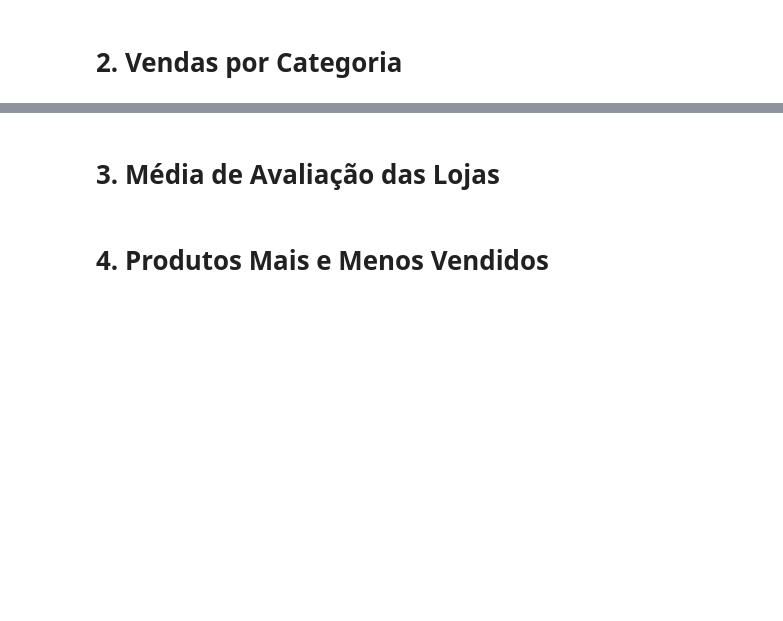
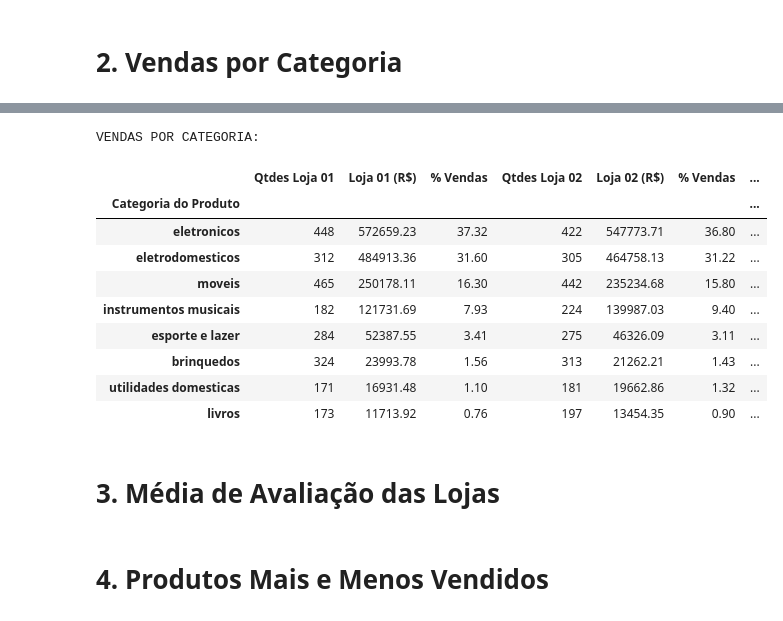
Before and after one commit to carlos-000-carlos/Challenge_1-Alura_Store-Cabral, a Jupyter notebook: AluraStoreBr.ipynb, the cells around one changed output, grey strips where cells are left out. Saved outputs shown, nothing was run; the diff lists cells and outputs as text; code cells hidden in the pictures; blank space fills up the shorter version.

```diff
--- a/AluraStoreBr.ipynb
+++ b/AluraStoreBr.ipynb
@@ -25,0 +57,8 @@ loja.head()
+# %%
+# Como já sabemos que só temos 4 lojas, podemos criar um array das lojas:
+lojas = [loja, loja2, loja3, loja4]
+
+# Agora basta rodarmos um for para fazer a soma de cada loja e printar o resultado na tela das vendas de cada uma:
+for i in range(len(lojas)):
+    total_de_vendas = lojas[i].Preço.sum().round(2)
+    print(f'O faturamento total das vendas na loja 0{i + 1} foi de R$ {total_de_vendas}.')
@@ -28,3 +204,32 @@ loja.head()
+# %%
+import pandas as pd
+import IPython.display
+
+categorias_juntas = []
+
+for i in range(len(lojas)):
+    venda = lojas[i].groupby('Categoria do Produto')[['Produto']].count().join(lojas[i].groupby('Categoria do Produto')[['Preço']].sum()).sort_values('Preço', ascending = False)
+    venda = venda.rename(columns={'Produto' : f'Qtdes Loja 0{i + 1}', 'Preço' : f'Loja 0{i + 1} (R$)'}).join((lojas[i].groupby('Categoria do Produto')[['Preço']].sum() * 100 / lojas[i].Preço.sum()).round(2))
+    venda = venda.rename(columns={'Preço' : '% Vendas'})
+    categorias_juntas.append(venda)
+
+# Concatena horizontalmente (axis=1) em um único DataFrame
+df_combinado = pd.concat([categorias_juntas[0], categorias_juntas[1], categorias_juntas[2], categorias_juntas[3]], axis=1)
+
+print("\033[1mVENDAS POR CATEGORIA:\033[0m")
+display(df_combinado)
+# %% [output]
+VENDAS POR CATEGORIA:
+|  | Qtdes Loja 01 | Loja 01 (R$) | % Vendas | Qtdes Loja 02 | Loja 02 (R$) | % Vendas | ... |
+| Categoria do Produto |  |  |  |  |  |  | ... |
+| eletronicos | 448 | 572659.23 | 37.32 | 422 | 547773.71 | 36.80 | ... |
+| eletrodomesticos | 312 | 484913.36 | 31.60 | 305 | 464758.13 | 31.22 | ... |
+| moveis | 465 | 250178.11 | 16.30 | 442 | 235234.68 | 15.80 | ... |
+| instrumentos musicais | 182 | 121731.69 | 7.93 | 224 | 139987.03 | 9.40 | ... |
+| esporte e lazer | 284 | 52387.55 | 3.41 | 275 | 46326.09 | 3.11 | ... |
+| brinquedos | 324 | 23993.78 | 1.56 | 313 | 21262.21 | 1.43 | ... |
+| utilidades domesticas | 171 | 16931.48 | 1.10 | 181 | 19662.86 | 1.32 | ... |
+| livros | 173 | 11713.92 | 0.76 | 197 | 13454.35 | 0.90 | ... |
 # %% [markdown]
 # 3. Média de Avaliação das Lojas
 # %% [markdown]
```
Also changed, not shown: parts of 8 cells of this notebook.
